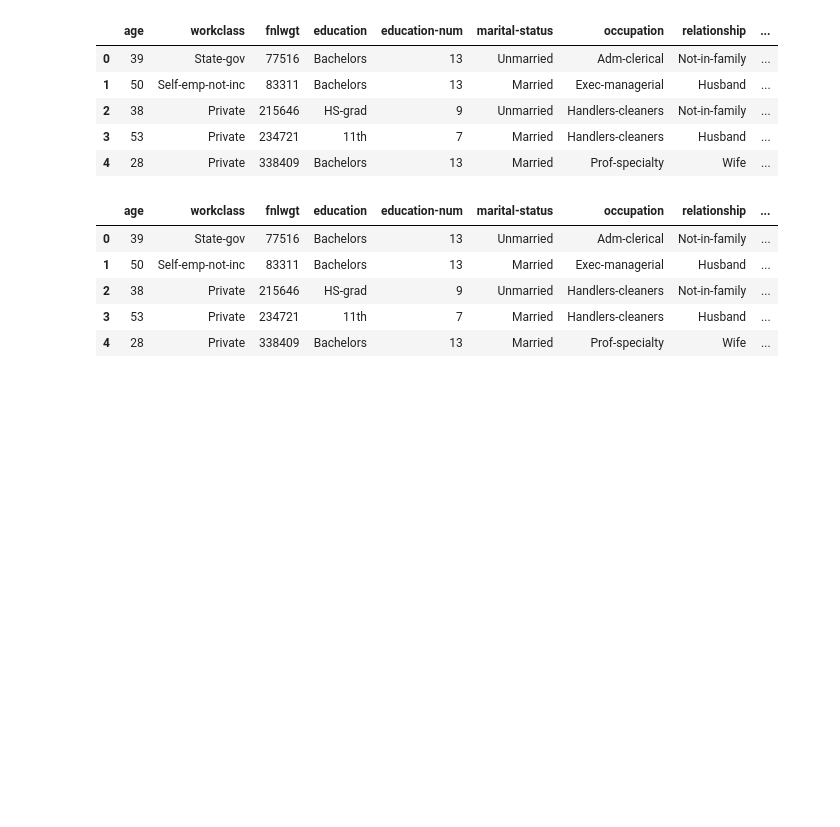
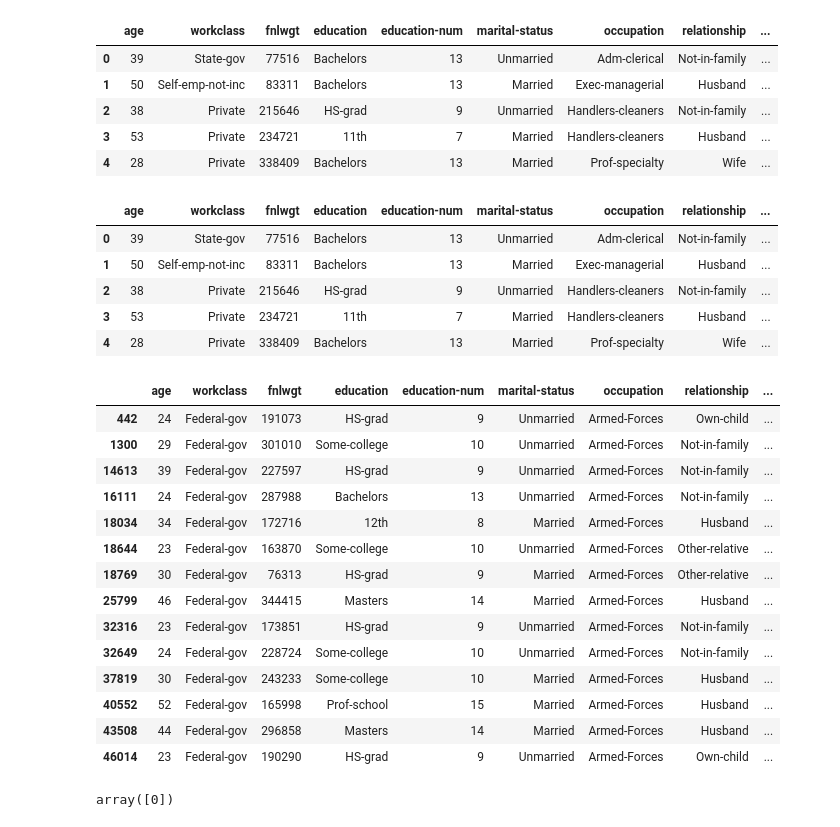
Before and after one commit to riyaa74/SeeDB_Implementation, a Jupyter notebook: starter_code.ipynb, the cells around one changed output. Cells and saved outputs as stored; diff of their text form; code cells hidden in the pictures; blank space fills up the shorter version.

```diff
--- a/starter_code.ipynb
+++ b/starter_code.ipynb
@@ -209,3 +209,25 @@ X.head()
 | 2 | 38 | Private | 215646 | HS-grad | 9 | Unmarried | Handlers-cleaners | Not-in-family | ... |
 | 3 | 53 | Private | 234721 | 11th | 7 | Married | Handlers-cleaners | Husband | ... |
 | 4 | 28 | Private | 338409 | Bachelors | 13 | Married | Prof-specialty | Wife | ... |
+# %%
+X[(X['occupation'] == 'Armed-Forces') ]
+# %% [output]
+|  | age | workclass | fnlwgt | education | education-num | marital-status | occupation | relationship | ... |
+| 442 | 24 | Federal-gov | 191073 | HS-grad | 9 | Unmarried | Armed-Forces | Own-child | ... |
+| 1300 | 29 | Federal-gov | 301010 | Some-college | 10 | Unmarried | Armed-Forces | Not-in-family | ... |
+| 14613 | 39 | Federal-gov | 227597 | HS-grad | 9 | Unmarried | Armed-Forces | Not-in-family | ... |
+| 16111 | 24 | Federal-gov | 287988 | Bachelors | 13 | Unmarried | Armed-Forces | Not-in-family | ... |
+| 18034 | 34 | Federal-gov | 172716 | 12th | 8 | Married | Armed-Forces | Husband | ... |
+| 18644 | 23 | Federal-gov | 163870 | Some-college | 10 | Unmarried | Armed-Forces | Other-relative | ... |
+| 18769 | 30 | Federal-gov | 76313 | HS-grad | 9 | Married | Armed-Forces | Other-relative | ... |
+| 25799 | 46 | Federal-gov | 344415 | Masters | 14 | Married | Armed-Forces | Husband | ... |
+| 32316 | 23 | Federal-gov | 173851 | HS-grad | 9 | Unmarried | Armed-Forces | Not-in-family | ... |
+| 32649 | 24 | Federal-gov | 228724 | Some-college | 10 | Unmarried | Armed-Forces | Not-in-family | ... |
+| 37819 | 30 | Federal-gov | 243233 | Some-college | 10 | Married | Armed-Forces | Husband | ... |
+| 40552 | 52 | Federal-gov | 165998 | Prof-school | 15 | Married | Armed-Forces | Husband | ... |
+| 43508 | 44 | Federal-gov | 296858 | Masters | 14 | Married | Armed-Forces | Husband | ... |
+| 46014 | 23 | Federal-gov | 190290 | HS-grad | 9 | Unmarried | Armed-Forces | Own-child | ... |
+# %%
+X[(X['occupation'] == 'Armed-Forces') & (X['marital-status'] == 'Unmarried')]['capital-loss'].unique()
+# %% [output]
+array([0])
```
Also changed, not shown: 1 other file.
